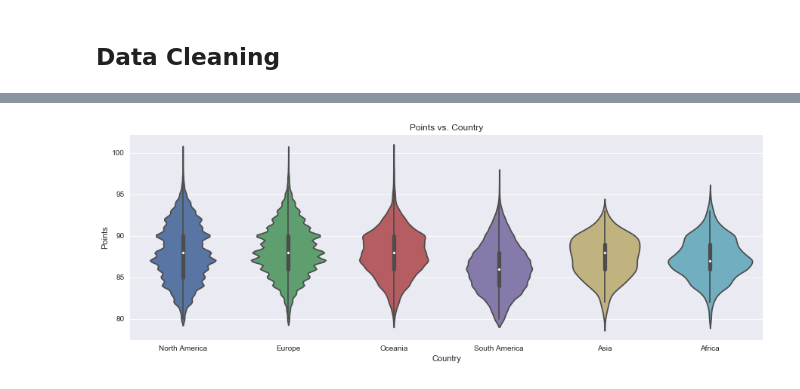
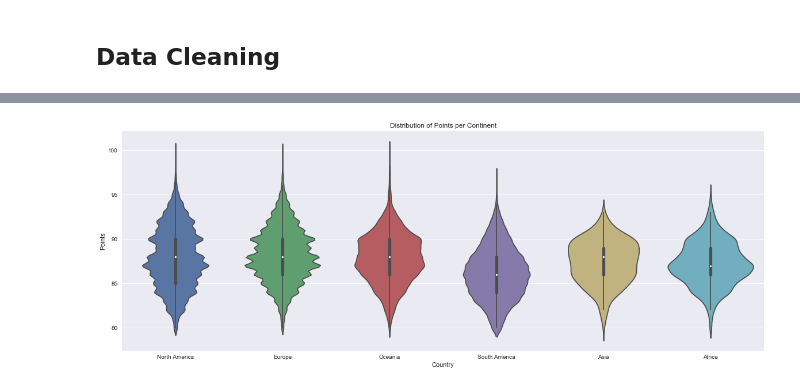
Before and after one commit to kherock/320-lasvkh.github.io, a Jupyter notebook: cmsc320_final_tutorial.ipynb, the cells around one changed output, grey strips where cells are left out. Saved outputs shown, nothing was run; the diff lists cells and outputs as text; code cells hidden in the pictures.

```diff
--- a/cmsc320_final_tutorial.ipynb
+++ b/cmsc320_final_tutorial.ipynb
@@ -92,9 +89,9 @@ data.head()
 # %%
-plt.subplots(figsize=(15,5))
+plt.subplots(figsize=(20,7))
 sns.violinplot(x='continent',y='points',data=data)
-plt.title('Points vs. Country')
+plt.title('Distribution of Points per Continent')
 plt.xlabel('Country')
 plt.ylabel('Points')
 plt.show()
 # %% [output]
-[figure, old version]
+[figure, new version]
```
Also changed, not shown: parts of 8 cells of this notebook.
